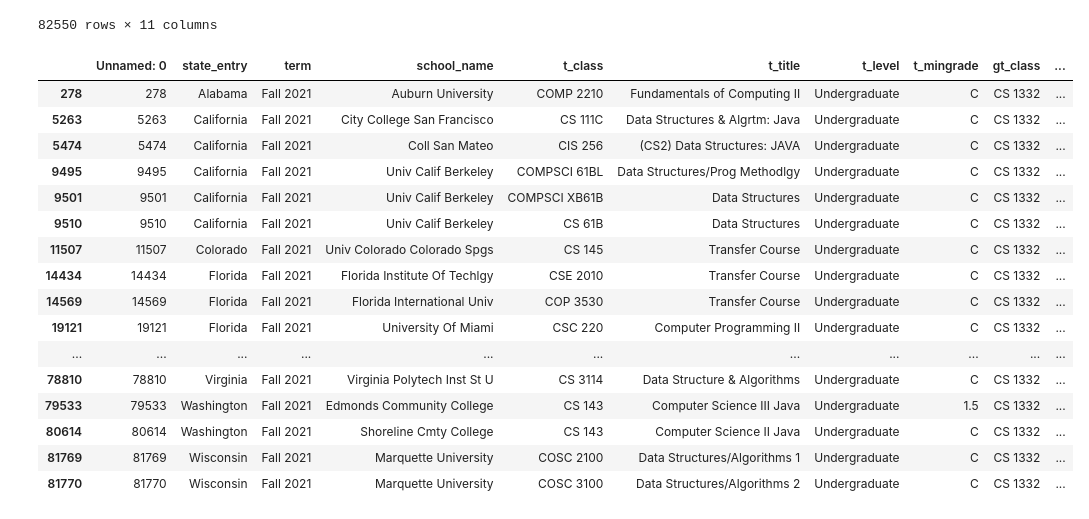
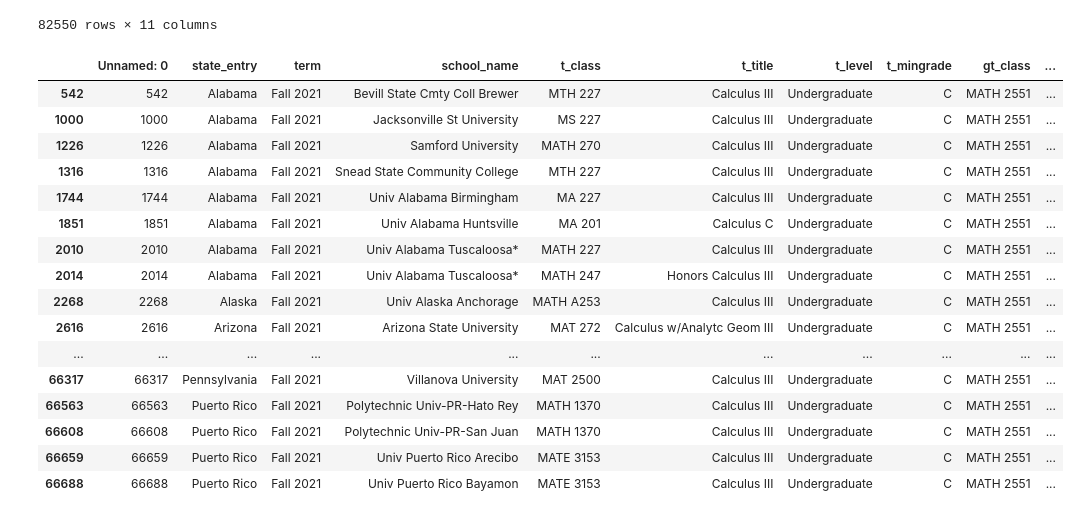
Before and after one commit to dtharumia/gt-what-transfers, a Jupyter notebook: Analysis.ipynb, the cells around one changed output. Saved outputs shown, nothing was run; the diff lists cells and outputs as text; code cells hidden in the pictures.

```diff
--- a/Analysis.ipynb
+++ b/Analysis.ipynb
@@ -20,23 +20,24 @@ df
 | 82549 | 82549 | Wyoming | Fall 2021 | Westrn Wyoming Cmty College | STAT 2050 | Fundamentals of Statistics | Undergraduate | C | FREE 2XXX | ... |
 82550 rows × 11 columns
 # %%
+pd.set_option("display.max_rows", None)
 
-df.loc[df['gt_class'] == 'CS  1332']
+df.loc[df['gt_class'] == 'MATH  2551']
 # %% [output]
 |  | Unnamed: 0 | state_entry | term | school_name | t_class | t_title | t_level | t_mingrade | gt_class | ... |
-| 278 | 278 | Alabama | Fall 2021 | Auburn University | COMP 2210 | Fundamentals of Computing II | Undergraduate | C | CS 1332 | ... |
-| 5263 | 5263 | California | Fall 2021 | City College San Francisco | CS 111C | Data Structures & Algrtm: Java | Undergraduate | C | CS 1332 | ... |
-| 5474 | 5474 | California | Fall 2021 | Coll San Mateo | CIS 256 | (CS2) Data Structures: JAVA | Undergraduate | C | CS 1332 | ... |
-| 9495 | 9495 | California | Fall 2021 | Univ Calif Berkeley | COMPSCI 61BL | Data Structures/Prog Methodlgy | Undergraduate | C | CS 1332 | ... |
-| 9501 | 9501 | California | Fall 2021 | Univ Calif Berkeley | COMPSCI XB61B | Data Structures | Undergraduate | C | CS 1332 | ... |
-| 9510 | 9510 | California | Fall 2021 | Univ Calif Berkeley | CS 61B | Data Structures | Undergraduate | C | CS 1332 | ... |
-| 11507 | 11507 | Colorado | Fall 2021 | Univ Colorado Colorado Spgs | CS 145 | Transfer Course | Undergraduate | C | CS 1332 | ... |
-| 14434 | 14434 | Florida | Fall 2021 | Florida Institute Of Techlgy | CSE 2010 | Transfer Course | Undergraduate | C | CS 1332 | ... |
-| 14569 | 14569 | Florida | Fall 2021 | Florida International Univ | COP 3530 | Transfer Course | Undergraduate | C | CS 1332 | ... |
-| 19121 | 19121 | Florida | Fall 2021 | University Of Miami | CSC 220 | Computer Programming II | Undergraduate | C | CS 1332 | ... |
+| 542 | 542 | Alabama | Fall 2021 | Bevill State Cmty Coll Brewer | MTH 227 | Calculus III | Undergraduate | C | MATH 2551 | ... |
+| 1000 | 1000 | Alabama | Fall 2021 | Jacksonville St University | MS 227 | Calculus III | Undergraduate | C | MATH 2551 | ... |
+| 1226 | 1226 | Alabama | Fall 2021 | Samford University | MATH 270 | Calculus III | Undergraduate | C | MATH 2551 | ... |
+| 1316 | 1316 | Alabama | Fall 2021 | Snead State Community College | MTH 227 | Calculus III | Undergraduate | C | MATH 2551 | ... |
+| 1744 | 1744 | Alabama | Fall 2021 | Univ Alabama Birmingham | MA 227 | Calculus III | Undergraduate | C | MATH 2551 | ... |
+| 1851 | 1851 | Alabama | Fall 2021 | Univ Alabama Huntsville | MA 201 | Calculus C | Undergraduate | C | MATH 2551 | ... |
+| 2010 | 2010 | Alabama | Fall 2021 | Univ Alabama Tuscaloosa* | MATH 227 | Calculus III | Undergraduate | C | MATH 2551 | ... |
+| 2014 | 2014 | Alabama | Fall 2021 | Univ Alabama Tuscaloosa* | MATH 247 | Honors Calculus III | Undergraduate | C | MATH 2551 | ... |
+| 2268 | 2268 | Alaska | Fall 2021 | Univ Alaska Anchorage | MATH A253 | Calculus III | Undergraduate | C | MATH 2551 | ... |
+| 2616 | 2616 | Arizona | Fall 2021 | Arizona State University | MAT 272 | Calculus w/Analytc Geom III | Undergraduate | C | MATH 2551 | ... |
 | ... | ... | ... | ... | ... | ... | ... | ... | ... | ... | ... |
-| 78810 | 78810 | Virginia | Fall 2021 | Virginia Polytech Inst St U | CS 3114 | Data Structure & Algorithms | Undergraduate | C | CS 1332 | ... |
-| 79533 | 79533 | Washington | Fall 2021 | Edmonds Community College | CS 143 | Computer Science III Java | Undergraduate | 1.5 | CS 1332 | ... |
-| 80614 | 80614 | Washington | Fall 2021 | Shoreline Cmty College | CS 143 | Computer Science II Java | Undergraduate | C | CS 1332 | ... |
-| 81769 | 81769 | Wisconsin | Fall 2021 | Marquette University | COSC 2100 | Data Structures/Algorithms 1 | Undergraduate | C | CS 1332 | ... |
-| 81770 | 81770 | Wisconsin | Fall 2021 | Marquette University | COSC 3100 | Data Structures/Algorithms 2 | Undergraduate | C | CS 1332 | ... |
+| 66317 | 66317 | Pennsylvania | Fall 2021 | Villanova University | MAT 2500 | Calculus III | Undergraduate | C | MATH 2551 | ... |
+| 66563 | 66563 | Puerto Rico | Fall 2021 | Polytechnic Univ-PR-Hato Rey | MATH 1370 | Calculus III | Undergraduate | C | MATH 2551 | ... |
+| 66608 | 66608 | Puerto Rico | Fall 2021 | Polytechnic Univ-PR-San Juan | MATH 1370 | Calculus III | Undergraduate | C | MATH 2551 | ... |
+| 66659 | 66659 | Puerto Rico | Fall 2021 | Univ Puerto Rico Arecibo | MATE 3153 | Calculus III | Undergraduate | C | MATH 2551 | ... |
+| 66688 | 66688 | Puerto Rico | Fall 2021 | Univ Puerto Rico Bayamon | MATE 3153 | Calculus III | Undergraduate | C | MATH 2551 | ... |
```
Also changed, not shown: 1 other file.
